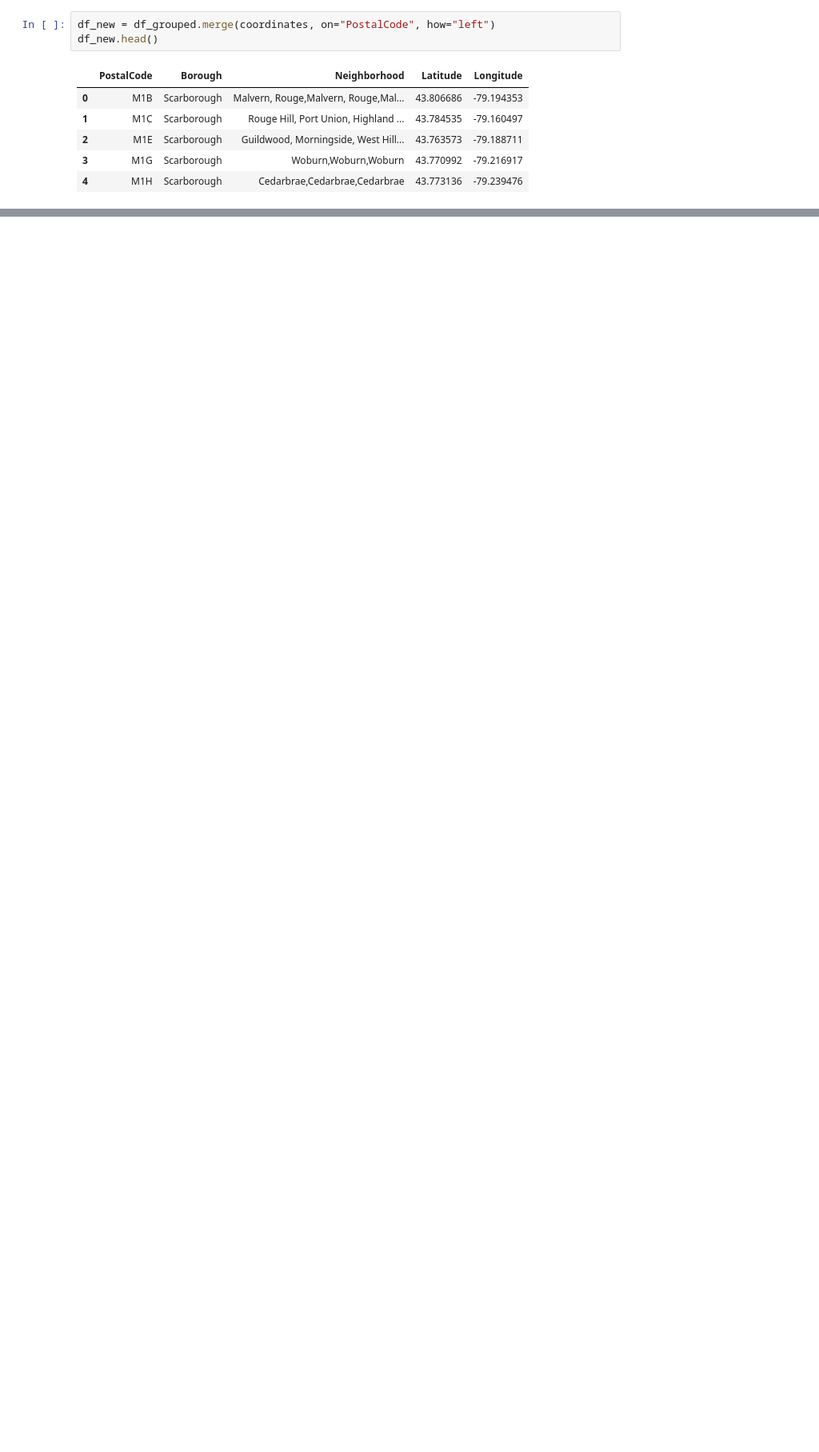
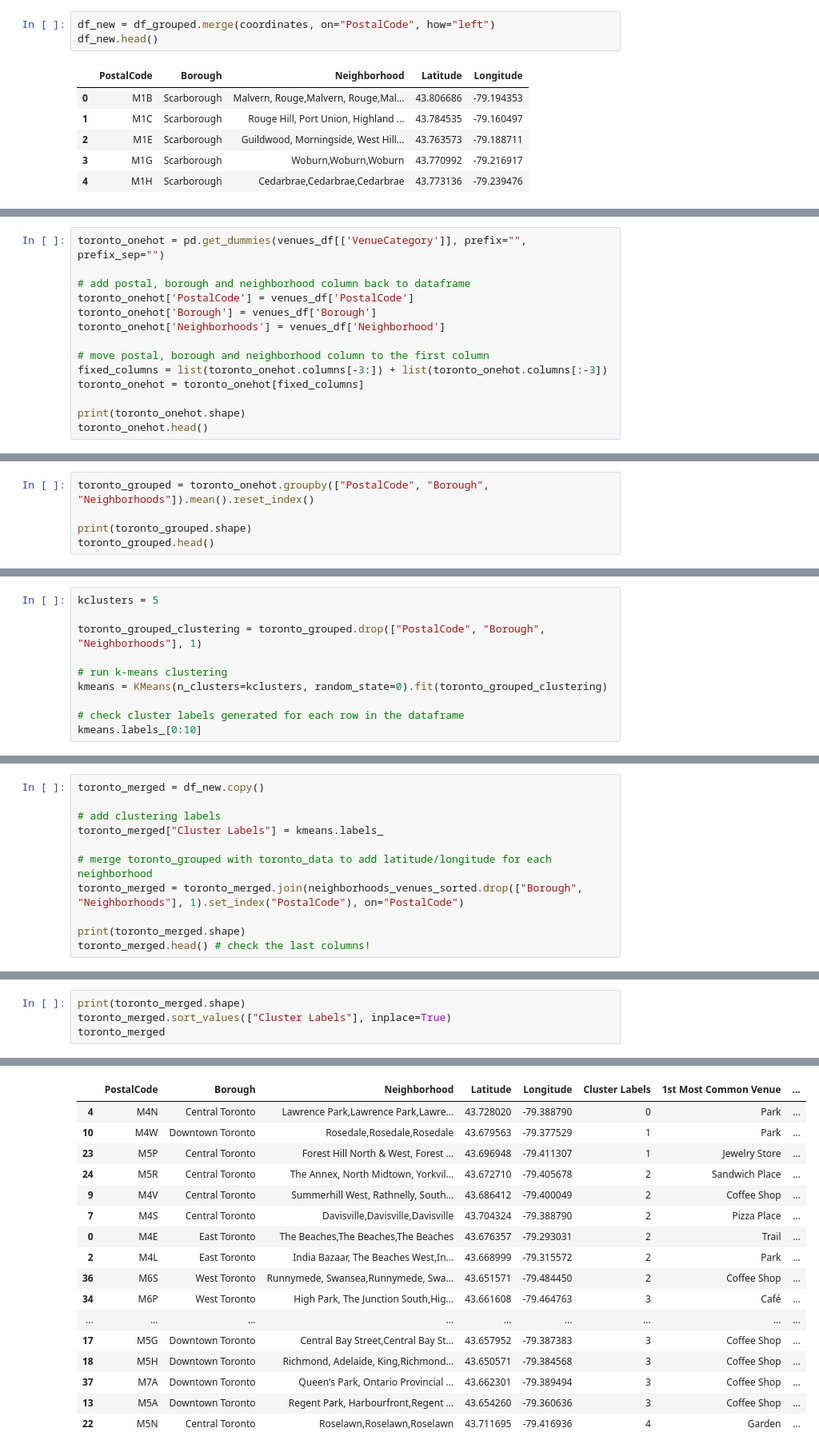
Before and after one commit to sreyareddy15/Coursera_Capstone, a Jupyter notebook: capstone segmentation_2 .ipynb, the cells around one changed output, grey strips where cells are left out. Shown at 80% size. Cells and saved outputs as stored; diff of their text form; blank space fills up the shorter version.

```diff
--- a/capstone segmentation_2 .ipynb
+++ b/capstone segmentation_2 .ipynb
@@ -256,0 +420,14 @@ To retain the current behavior and silence the warning, pass 'sort=True'.
+# %%
+toronto_onehot = pd.get_dummies(venues_df[['VenueCategory']], prefix="", prefix_sep="")
+
+# add postal, borough and neighborhood column back to dataframe
+toronto_onehot['PostalCode'] = venues_df['PostalCode']
+toronto_onehot['Borough'] = venues_df['Borough']
+toronto_onehot['Neighborhoods'] = venues_df['Neighborhood']
+
+# move postal, borough and neighborhood column to the first column
+fixed_columns = list(toronto_onehot.columns[-3:]) + list(toronto_onehot.columns[:-3])
+toronto_onehot = toronto_onehot[fixed_columns]
+
+print(toronto_onehot.shape)
+toronto_onehot.head()
@@ -256,0 +442,5 @@ To retain the current behavior and silence the warning, pass 'sort=True'.
+# %%
+toronto_grouped = toronto_onehot.groupby(["PostalCode", "Borough", "Neighborhoods"]).mean().reset_index()
+
+print(toronto_grouped.shape)
+toronto_grouped.head()
@@ -256,0 +496,10 @@ To retain the current behavior and silence the warning, pass 'sort=True'.
+# %%
+kclusters = 5
+
+toronto_grouped_clustering = toronto_grouped.drop(["PostalCode", "Borough", "Neighborhoods"], 1)
+
+# run k-means clustering
+kmeans = KMeans(n_clusters=kclusters, random_state=0).fit(toronto_grouped_clustering)
+
+# check cluster labels generated for each row in the dataframe
+kmeans.labels_[0:10]
@@ -256,0 +508,11 @@ To retain the current behavior and silence the warning, pass 'sort=True'.
+# %%
+toronto_merged = df_new.copy()
+
+# add clustering labels
+toronto_merged["Cluster Labels"] = kmeans.labels_
+
+# merge toronto_grouped with toronto_data to add latitude/longitude for each neighborhood
+toronto_merged = toronto_merged.join(neighborhoods_venues_sorted.drop(["Borough", "Neighborhoods"], 1).set_index("PostalCode"), on="PostalCode")
+
+print(toronto_merged.shape)
+toronto_merged.head() # check the last columns!
@@ -256,0 +527,5 @@ To retain the current behavior and silence the warning, pass 'sort=True'.
+# %%
+print(toronto_merged.shape)
+toronto_merged.sort_values(["Cluster Labels"], inplace=True)
+toronto_merged
+# %% [output]
@@ -256,0 +533,17 @@ To retain the current behavior and silence the warning, pass 'sort=True'.
+|  | PostalCode | Borough | Neighborhood | Latitude | Longitude | Cluster Labels | 1st Most Common Venue | ... |
+| 4 | M4N | Central Toronto | Lawrence Park,Lawrence Park,Lawre... | 43.728020 | -79.388790 | 0 | Park | ... |
+| 10 | M4W | Downtown Toronto | Rosedale,Rosedale,Rosedale | 43.679563 | -79.377529 | 1 | Park | ... |
+| 23 | M5P | Central Toronto | Forest Hill North & West, Forest ... | 43.696948 | -79.411307 | 1 | Jewelry Store | ... |
+| 24 | M5R | Central Toronto | The Annex, North Midtown, Yorkvil... | 43.672710 | -79.405678 | 2 | Sandwich Place | ... |
+| 9 | M4V | Central Toronto | Summerhill West, Rathnelly, South... | 43.686412 | -79.400049 | 2 | Coffee Shop | ... |
+| 7 | M4S | Central Toronto | Davisville,Davisville,Davisville | 43.704324 | -79.388790 | 2 | Pizza Place | ... |
+| 0 | M4E | East Toronto | The Beaches,The Beaches,The Beaches | 43.676357 | -79.293031 | 2 | Trail | ... |
+| 2 | M4L | East Toronto | India Bazaar, The Beaches West,In... | 43.668999 | -79.315572 | 2 | Park | ... |
+| 36 | M6S | West Toronto | Runnymede, Swansea,Runnymede, Swa... | 43.651571 | -79.484450 | 2 | Coffee Shop | ... |
+| 34 | M6P | West Toronto | High Park, The Junction South,Hig... | 43.661608 | -79.464763 | 3 | Café | ... |
+| ... | ... | ... | ... | ... | ... | ... | ... | ... |
+| 17 | M5G | Downtown Toronto | Central Bay Street,Central Bay St... | 43.657952 | -79.387383 | 3 | Coffee Shop | ... |
+| 18 | M5H | Downtown Toronto | Richmond, Adelaide, King,Richmond... | 43.650571 | -79.384568 | 3 | Coffee Shop | ... |
+| 37 | M7A | Downtown Toronto | Queen's Park, Ontario Provincial ... | 43.662301 | -79.389494 | 3 | Coffee Shop | ... |
+| 13 | M5A | Downtown Toronto | Regent Park, Harbourfront,Regent ... | 43.654260 | -79.360636 | 3 | Coffee Shop | ... |
+| 22 | M5N | Central Toronto | Roselawn,Roselawn,Roselawn | 43.711695 | -79.416936 | 4 | Garden | ... |
```
Also changed, not shown: parts of 26 cells of this notebook.
